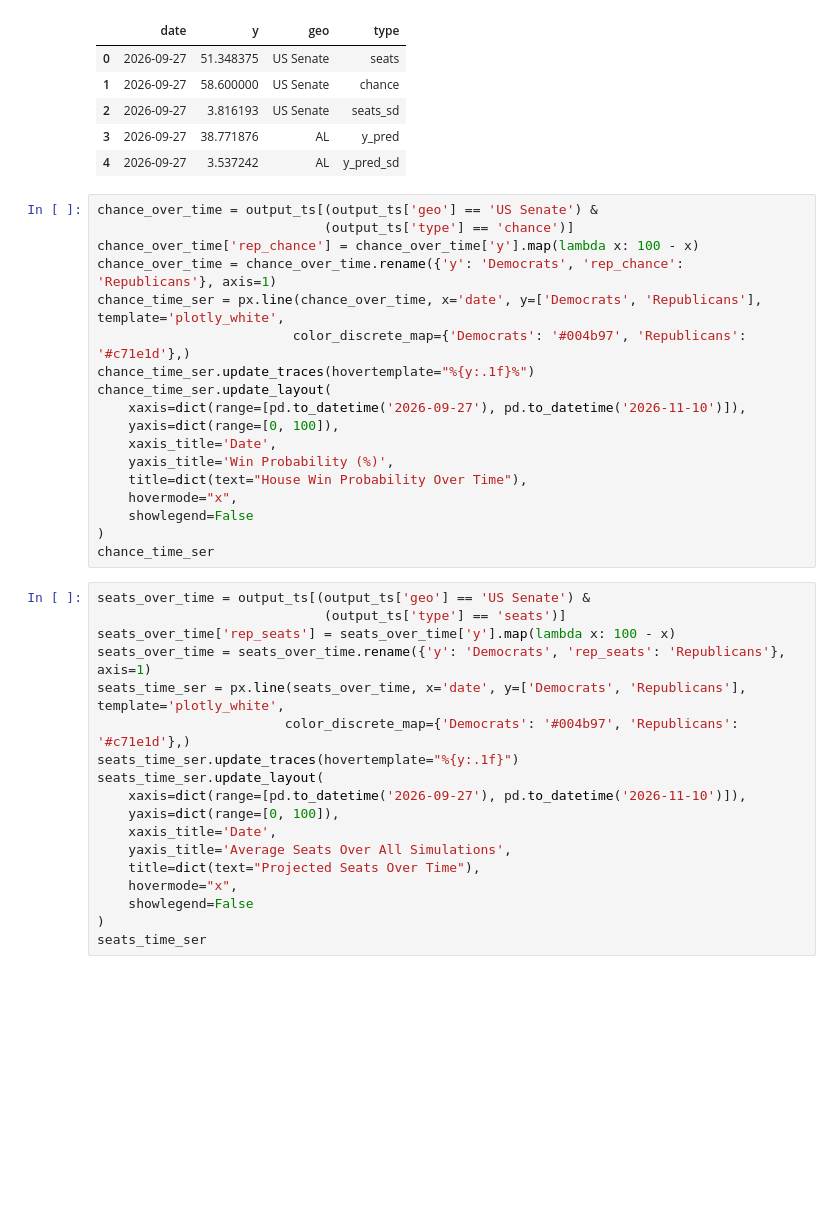
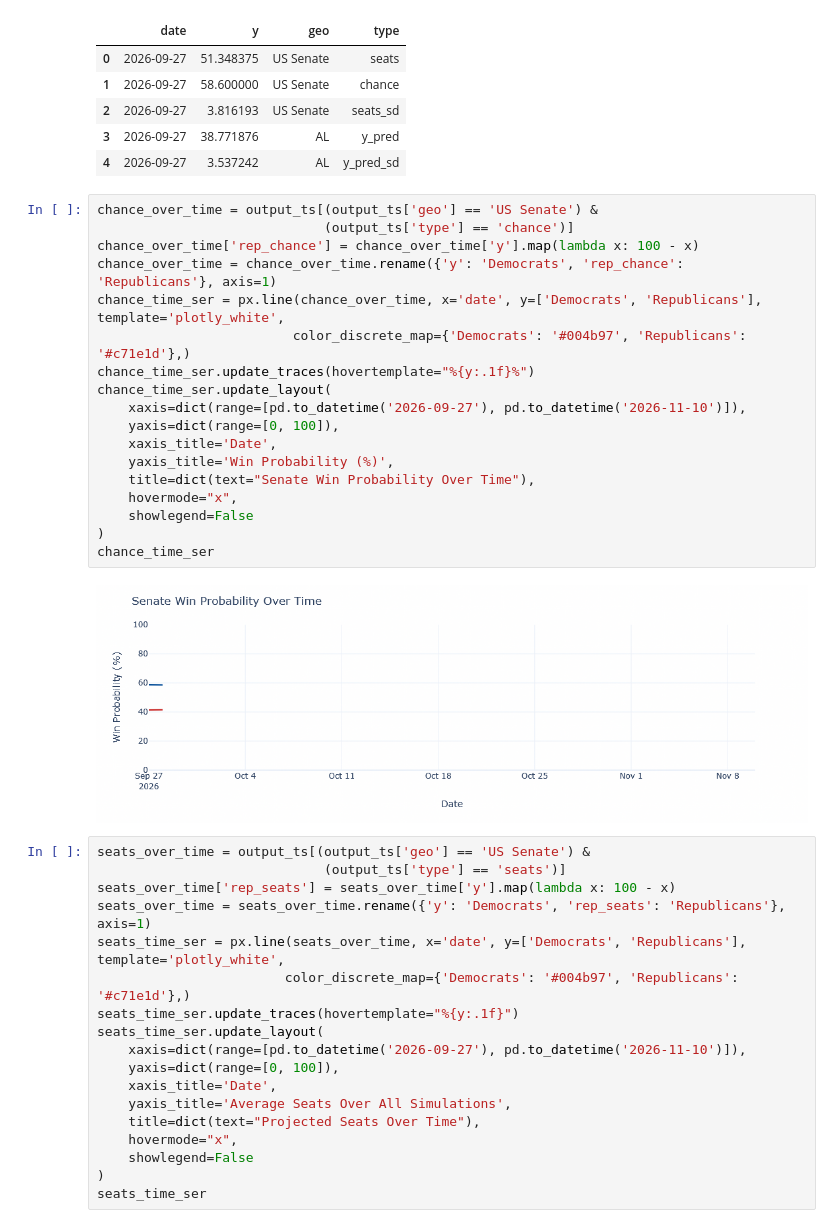
Before and after one commit to Hackquantumcpp/snoutcounter-midterms-2026-model, a Jupyter notebook: prediction/senate/05bS-postprocessing-py.ipynb, the cells around one changed output. Cells and saved outputs as stored; diff of their text form; blank space fills up the shorter version.

```diff
--- a/prediction/senate/05bS-postprocessing-py.ipynb
+++ b/prediction/senate/05bS-postprocessing-py.ipynb
@@ -83,21 +83,23 @@ output_ts.head()
 # %%
 chance_over_time = output_ts[(output_ts['geo'] == 'US Senate') &
                              (output_ts['type'] == 'chance')]
 chance_over_time['rep_chance'] = chance_over_time['y'].map(lambda x: 100 - x)
 chance_over_time = chance_over_time.rename({'y': 'Democrats', 'rep_chance': 'Republicans'}, axis=1)
 chance_time_ser = px.line(chance_over_time, x='date', y=['Democrats', 'Republicans'], template='plotly_white',
                          color_discrete_map={'Democrats': '#004b97', 'Republicans': '#c71e1d'},)
 chance_time_ser.update_traces(hovertemplate="%{y:.1f}%")
 chance_time_ser.update_layout(
     xaxis=dict(range=[pd.to_datetime('2026-09-27'), pd.to_datetime('2026-11-10')]),
     yaxis=dict(range=[0, 100]),
     xaxis_title='Date',
     yaxis_title='Win Probability (%)',
-    title=dict(text="House Win Probability Over Time"),
+    title=dict(text="Senate Win Probability Over Time"),
     hovermode="x",
     showlegend=False
 )
 chance_time_ser
+# %% [output]
+[figure, added]
 # %%
 seats_over_time = output_ts[(output_ts['geo'] == 'US Senate') &
                              (output_ts['type'] == 'seats')]
```
Also changed, not shown: 5 other files.
